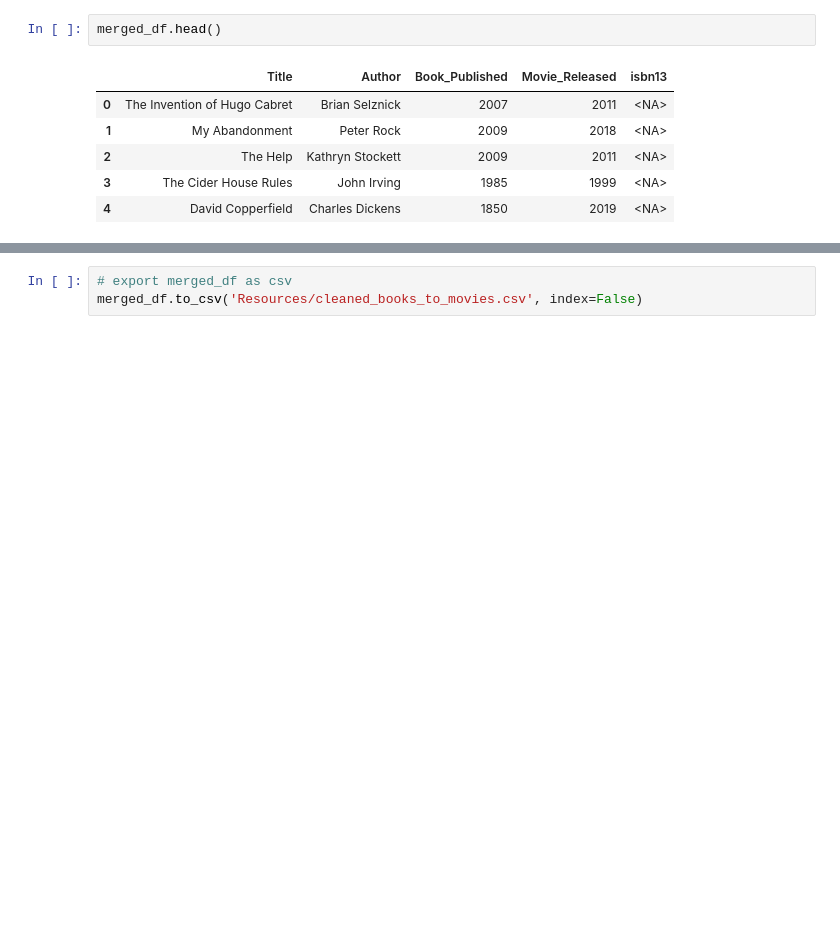
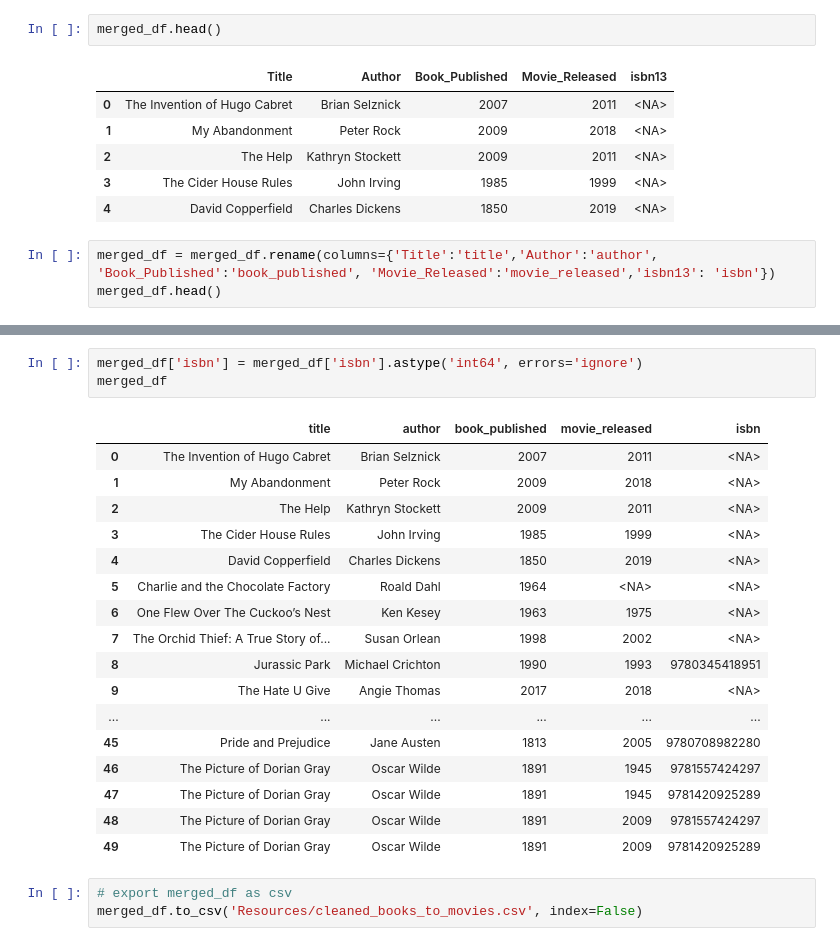
Before and after one commit to CToone/books_vs_movies_data_analysis, a Jupyter notebook: cleaned_books_to_movies.ipynb, the cells around one changed output, grey strips where cells are left out. Saved outputs shown, nothing was run; the diff lists cells and outputs as text; blank space fills up the shorter version.

```diff
--- a/cleaned_books_to_movies.ipynb
+++ b/cleaned_books_to_movies.ipynb
@@ -87,3 +87,6 @@ merged_df.head()
 | 2 | The Help | Kathryn Stockett | 2009 | 2011 | <NA> |
 | 3 | The Cider House Rules | John Irving | 1985 | 1999 | <NA> |
 | 4 | David Copperfield | Charles Dickens | 1850 | 2019 | <NA> |
+# %%
+merged_df = merged_df.rename(columns={'Title':'title','Author':'author', 'Book_Published':'book_published', 'Movie_Released':'movie_released','isbn13': 'isbn'})
+merged_df.head()
@@ -90,3 +100,24 @@ merged_df.head()
+# %%
+merged_df['isbn'] = merged_df['isbn'].astype('int64', errors='ignore')
+merged_df
+# %% [output]
+|  | title | author | book_published | movie_released | isbn |
+| 0 | The Invention of Hugo Cabret | Brian Selznick | 2007 | 2011 | <NA> |
+| 1 | My Abandonment | Peter Rock | 2009 | 2018 | <NA> |
+| 2 | The Help | Kathryn Stockett | 2009 | 2011 | <NA> |
+| 3 | The Cider House Rules | John Irving | 1985 | 1999 | <NA> |
+| 4 | David Copperfield | Charles Dickens | 1850 | 2019 | <NA> |
+| 5 | Charlie and the Chocolate Factory | Roald Dahl | 1964 | <NA> | <NA> |
+| 6 | One Flew Over The Cuckoo’s Nest | Ken Kesey | 1963 | 1975 | <NA> |
+| 7 | The Orchid Thief: A True Story of... | Susan Orlean | 1998 | 2002 | <NA> |
+| 8 | Jurassic Park | Michael Crichton | 1990 | 1993 | 9780345418951 |
+| 9 | The Hate U Give | Angie Thomas | 2017 | 2018 | <NA> |
+| ... | ... | ... | ... | ... | ... |
+| 45 | Pride and Prejudice | Jane Austen | 1813 | 2005 | 9780708982280 |
+| 46 | The Picture of Dorian Gray | Oscar Wilde | 1891 | 1945 | 9781557424297 |
+| 47 | The Picture of Dorian Gray | Oscar Wilde | 1891 | 1945 | 9781420925289 |
+| 48 | The Picture of Dorian Gray | Oscar Wilde | 1891 | 2009 | 9781557424297 |
+| 49 | The Picture of Dorian Gray | Oscar Wilde | 1891 | 2009 | 9781420925289 |
 # %%
 # export merged_df as csv
 merged_df.to_csv('Resources/cleaned_books_to_movies.csv', index=False)
```
Also changed, not shown: parts of 1 cell of this notebook, 5 other files.
